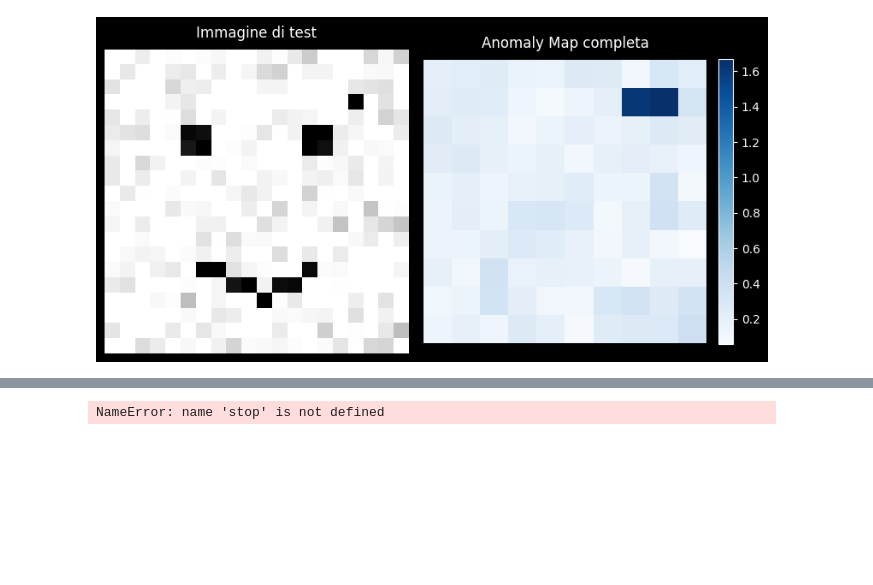
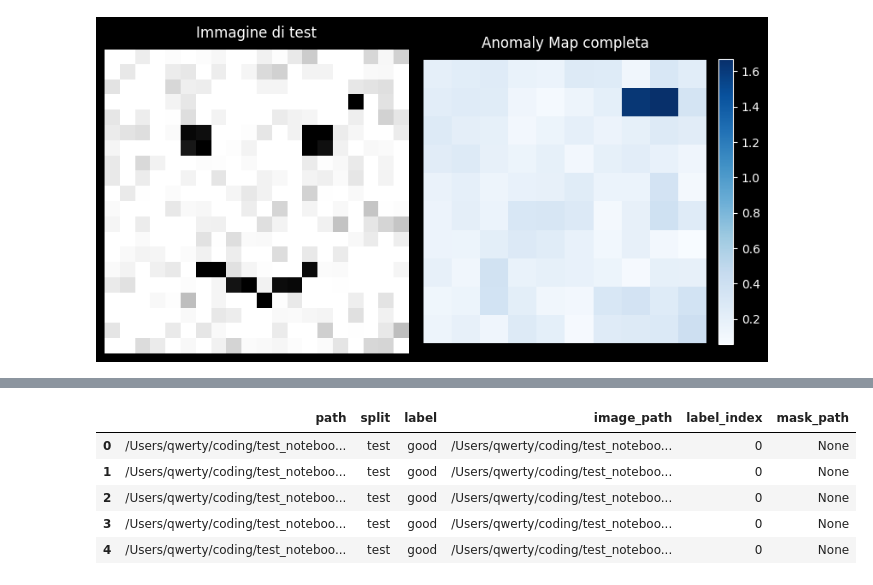
Before and after one commit to seb0t/-CV---anomalib-tutorial-with-visualization, a Jupyter notebook: patchcore_anomalib_tutorial.ipynb, the cells around one changed output, grey strips where cells are left out. Drawn from its saved outputs; the diff is of its cells as text; code cells hidden in the pictures; blank space fills up the shorter version.

```diff
--- a/patchcore_anomalib_tutorial.ipynb
+++ b/patchcore_anomalib_tutorial.ipynb
@@ -549,4 +327,0 @@ Memory bank usato: 10 immagini (richieste 10). Patch size=4, stride=4
-# %%
-stop
-# %% [output]
-NameError: name 'stop' is not defined
@@ -854,0 +328,9 @@ else:
+# %%
+dataset.samples.head()
+# %% [output]
+|  | path | split | label | image_path | label_index | mask_path |
+| 0 | /Users/qwerty/coding/test_noteboo... | test | good | /Users/qwerty/coding/test_noteboo... | 0 | None |
+| 1 | /Users/qwerty/coding/test_noteboo... | test | good | /Users/qwerty/coding/test_noteboo... | 0 | None |
+| 2 | /Users/qwerty/coding/test_noteboo... | test | good | /Users/qwerty/coding/test_noteboo... | 0 | None |
+| 3 | /Users/qwerty/coding/test_noteboo... | test | good | /Users/qwerty/coding/test_noteboo... | 0 | None |
+| 4 | /Users/qwerty/coding/test_noteboo... | test | good | /Users/qwerty/coding/test_noteboo... | 0 | None |
```
Also changed, not shown: parts of 20 cells of this notebook, 1 other file.
